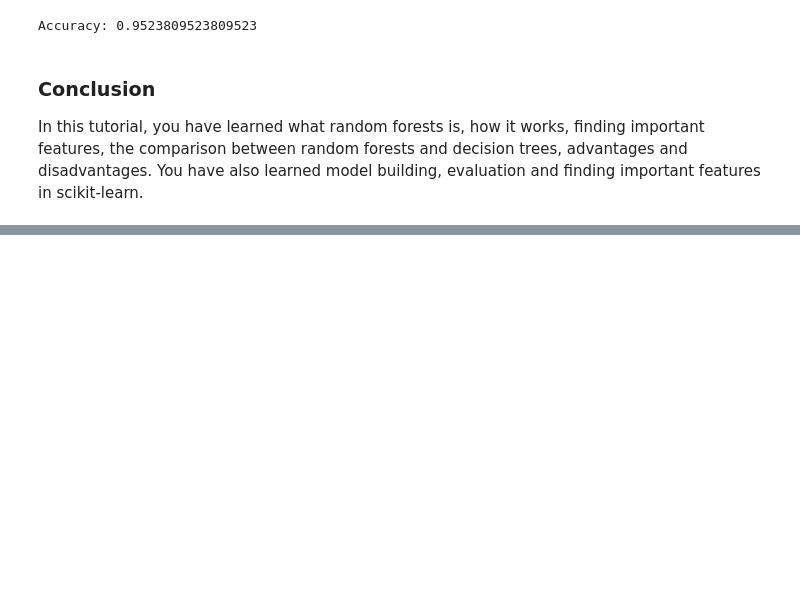
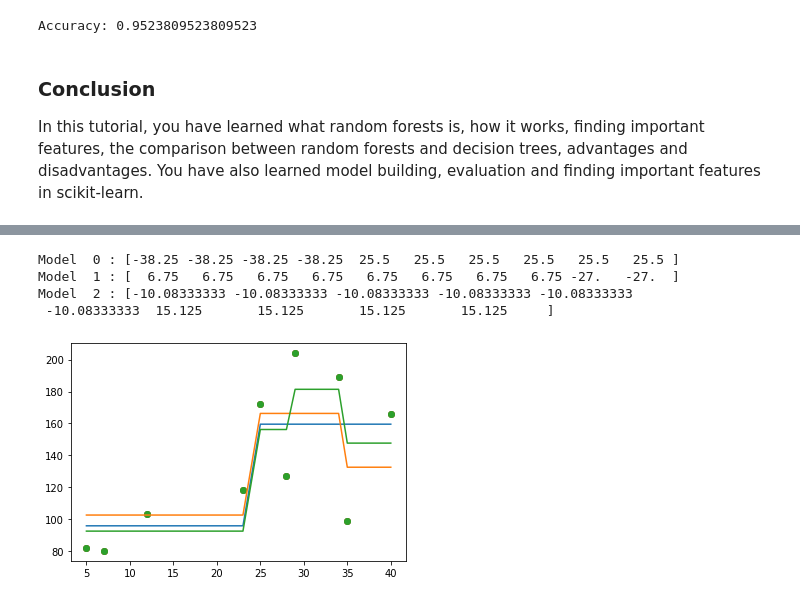
Before and after one commit to SamuelFolledo/DS2.1-Machine-Learning, a Jupyter notebook: classwork/Day 9-12.ipynb, the cells around one changed output, grey strips where cells are left out. Cells and saved outputs as stored; diff of their text form; code cells hidden in the pictures; blank space fills up the shorter version.

```diff
--- a/classwork/Day 9-12.ipynb
+++ b/classwork/Day 9-12.ipynb
@@ -1266,0 +1382,26 @@ The tree that grows next in the sequence will learn from an updated version of t
+# %%
+### THIS IS WRONG, Check Milad's implementation
+
+def boosting(X, Y, model_count):
+    F = np.mean(Y)
+    predictions = []
+    for i in range(model_count):
+        regre = DecisionTreeRegressor(max_depth=1)
+        regre.fit(X.reshape(-1, 1), (Y-F).reshape(-1, 1))
+        h = regre.predict(X.reshape(-1,1))
+        F = F + h
+        predictions.append(h)
+        plt.plot(X, F)
+        plt.scatter(X, Y)
+    return predictions
+
+
+predictions = boosting(X, Y, 3)
+for i, prediction in enumerate(predictions):
+    print("Model ", i, ":", prediction)
+# %% [output]
+Model  0 : [-38.25 -38.25 -38.25 -38.25  25.5   25.5   25.5   25.5   25.5   25.5 ]
+Model  1 : [  6.75   6.75   6.75   6.75   6.75   6.75   6.75   6.75 -27.   -27.  ]
+Model  2 : [-10.08333333 -10.08333333 -10.08333333 -10.08333333 -10.08333333
+ -10.08333333  15.125       15.125       15.125       15.125     ]
+[figure, added]
```
Also changed, not shown: parts of 16 cells of this notebook.
